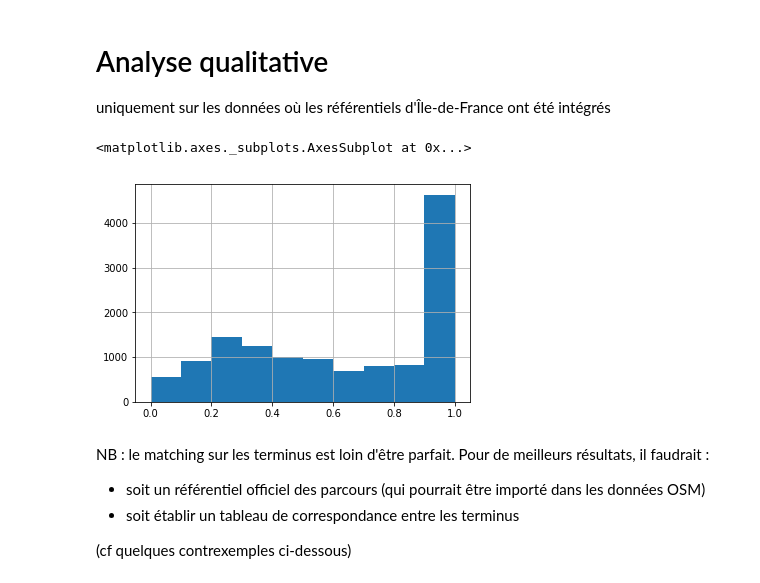
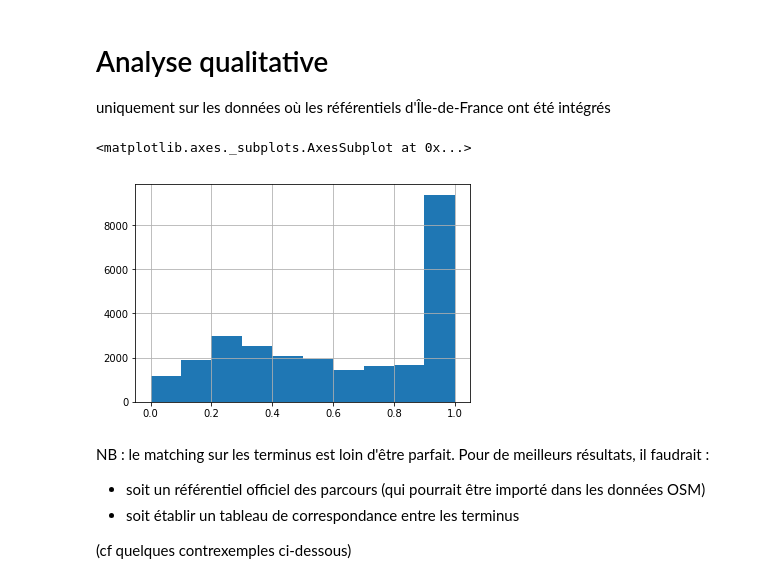
Before and after one commit to Jungle-Bus/ref-fr-STIF, a Jupyter notebook: audit_routepoints/idf_audit.ipynb, the cells around one changed output. Drawn from its saved outputs; the diff is of its cells as text; code cells hidden in the pictures.

Commit message:
audit - duplicate osm routepoint if many ref:FR:STIF

```diff
--- a/audit_routepoints/idf_audit.ipynb
+++ b/audit_routepoints/idf_audit.ipynb
@@ -189,37 +190,34 @@ networks['osm_couverture'] = networks['osm_count'] * 100.0 / networks['gtfs_coun
 
 uniquement sur les données où les référentiels d'Île-de-France ont été intégrés
 # %%
-osm_routepoints = pd.read_csv("../data/osm_routepoints.csv", dtype=str)
+osm_routepoints = pd.read_csv("../data/osm_routepoints_for_matching.csv", dtype=str)
 for c in osm_routepoints.columns:
     new_col = "osm_" + c
     osm_routepoints.rename(columns={c: new_col}, inplace=True)
-
-#TODO : découper et dupliquer les routepoints où plusieurs codes STIF sont associés
-
 
 gtfs_routepoints.fillna("", inplace=True)
 gtfs_routepoints = gtfs_routepoints[gtfs_routepoints['gtfs_ZDEr_ID_REF_A'] != '']
 
 #on fusionne sur les codes d'arrêts et les codes de lignes
 routepoints = gtfs_routepoints.merge(
                     osm_routepoints, how='inner',
                     right_on=["osm_osm:ref:FR:STIF", "osm_osm:ref:FR:STIF:ExternalCode_Line"],
                     left_on=["gtfs_ZDEr_ID_REF_A", "gtfs_route_id"]
                )
 routepoints.fillna("", inplace=True)
 
 def compute_similarity_for_terminus(elem1, elem2):
     return difflib.SequenceMatcher(None, elem1.lower(), elem2.lower()).ratio()
 
 def compute_similarity(elem1, elem2):
     return difflib.SequenceMatcher(None, elem1, elem2).ratio()
 
 #on fusionne sur les terminus de lignes
 routepoints['destination_confidence'] = routepoints[['osm_destination','gtfs_dest_name']].apply(lambda x: compute_similarity_for_terminus(*x), axis=1)
 routepoints['destination_confidence'].hist()
 # %% [output]
 <matplotlib.axes._subplots.AxesSubplot at 0x...>
-[figure, old version]
+[figure, new version]
 # %%
 routepoints = routepoints[routepoints['destination_confidence'] >= 0.6]
 # %% [markdown]
```
Also changed, not shown: parts of 13 cells of this notebook, 9 other files.
